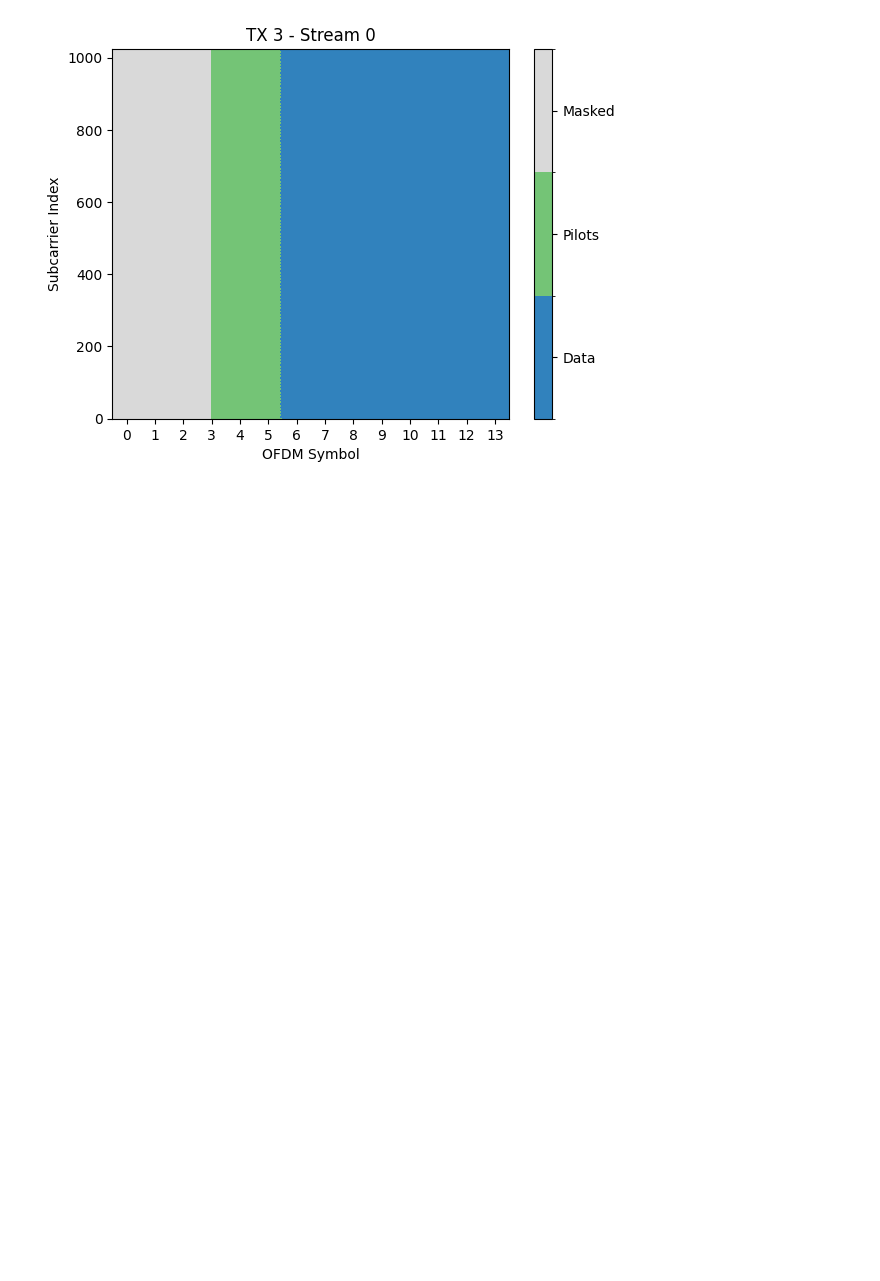
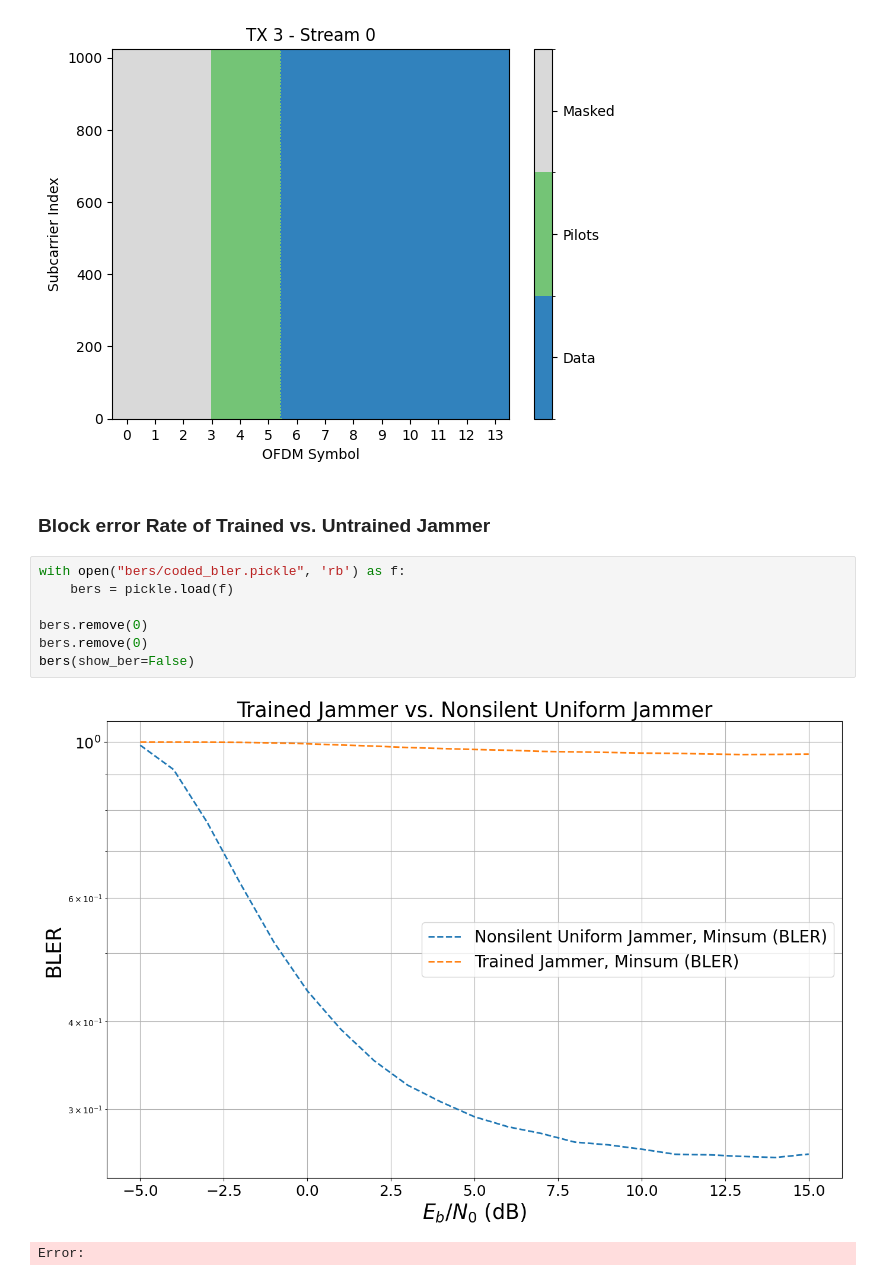
Before and after one commit to IIP-Group/pyjama, a Jupyter notebook: simulations/presentation_graph_construction.ipynb, the cells around one changed output. Drawn from its saved outputs; the diff is of its cells as text; blank space fills up the shorter version.

```diff
--- a/simulations/presentation_graph_construction.ipynb
+++ b/simulations/presentation_graph_construction.ipynb
@@ -168,3 +168,15 @@ rg.pilot_pattern.show()
 [figure]
 [figure]
 [figure]
+# %% [markdown]
+### Block error Rate of Trained vs. Untrained Jammer
+# %%
+with open("bers/coded_bler.pickle", 'rb') as f:
+    bers = pickle.load(f)
+
+bers.remove(0)
+bers.remove(0)
+bers(show_ber=False)
+# %% [output]
+[figure, added]
+Error:
```
Also changed, not shown: 1 other file.
